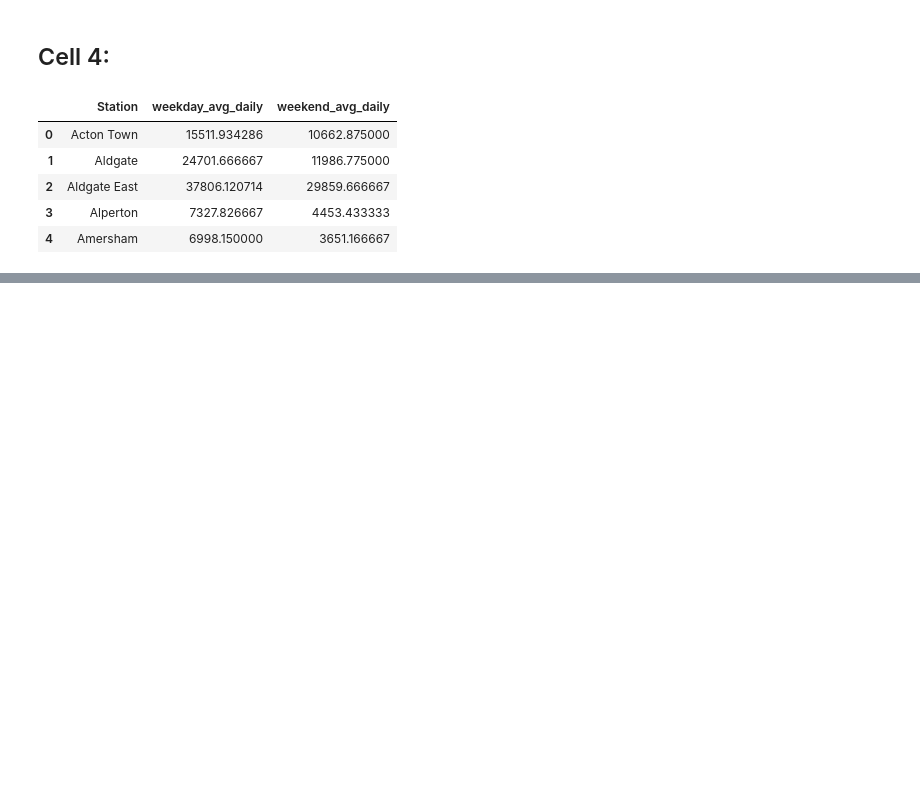
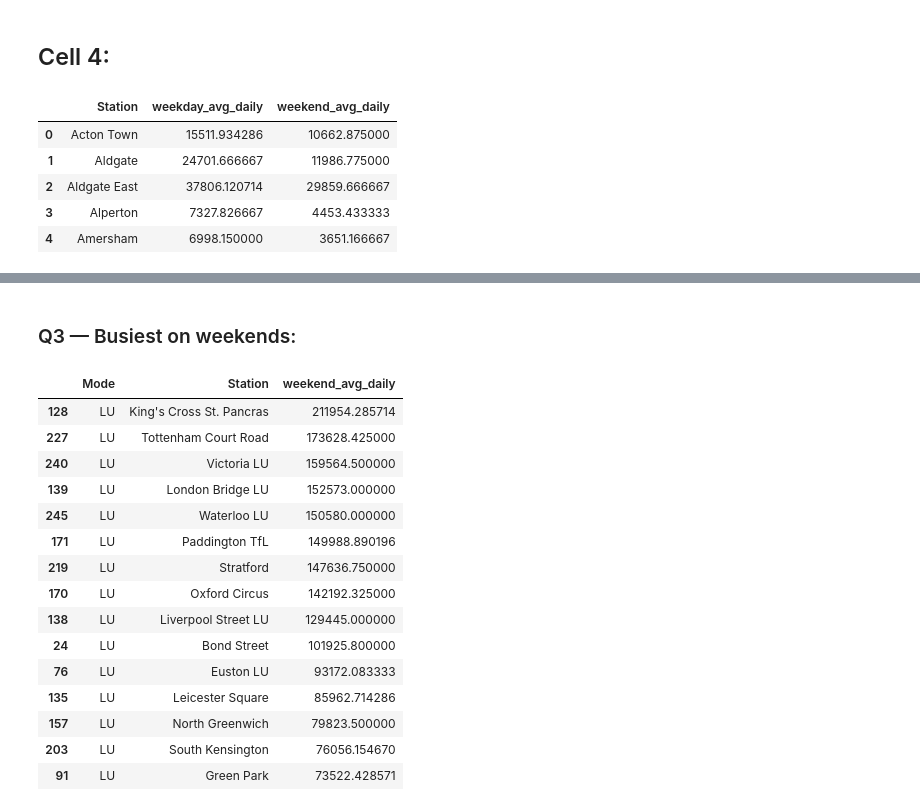
Before and after one commit to gurvinder604/london-underground-passenger-demand-2025, a Jupyter notebook: notebooks/02_eda_business_questions.ipynb, the cells around one changed output, grey strips where cells are left out. Drawn from its saved outputs; the diff is of its cells as text; code cells hidden in the pictures; blank space fills up the shorter version.

```diff
--- a/notebooks/02_eda_business_questions.ipynb
+++ b/notebooks/02_eda_business_questions.ipynb
@@ -108,0 +131,22 @@ day_level_df[['Station', 'weekday_avg_daily', 'weekend_avg_daily']].head()
+# %% [markdown]
+### Q3 — Busiest on weekends:
+# %%
+busiest_weekend = day_level_df.sort_values('weekend_avg_daily', ascending=False).head(15)
+busiest_weekend[['Mode', 'Station', 'weekend_avg_daily']]
+# %% [output]
+|  | Mode | Station | weekend_avg_daily |
+| 128 | LU | King's Cross St. Pancras | 211954.285714 |
+| 227 | LU | Tottenham Court Road | 173628.425000 |
+| 240 | LU | Victoria LU | 159564.500000 |
+| 139 | LU | London Bridge LU | 152573.000000 |
+| 245 | LU | Waterloo LU | 150580.000000 |
+| 171 | LU | Paddington TfL | 149988.890196 |
+| 219 | LU | Stratford | 147636.750000 |
+| 170 | LU | Oxford Circus | 142192.325000 |
+| 138 | LU | Liverpool Street LU | 129445.000000 |
+| 24 | LU | Bond Street | 101925.800000 |
+| 76 | LU | Euston LU | 93172.083333 |
+| 135 | LU | Leicester Square | 85962.714286 |
+| 157 | LU | North Greenwich | 79823.500000 |
+| 203 | LU | South Kensington | 76056.154670 |
+| 91 | LU | Green Park | 73522.428571 |
```
Also changed, not shown: parts of 6 cells of this notebook.
